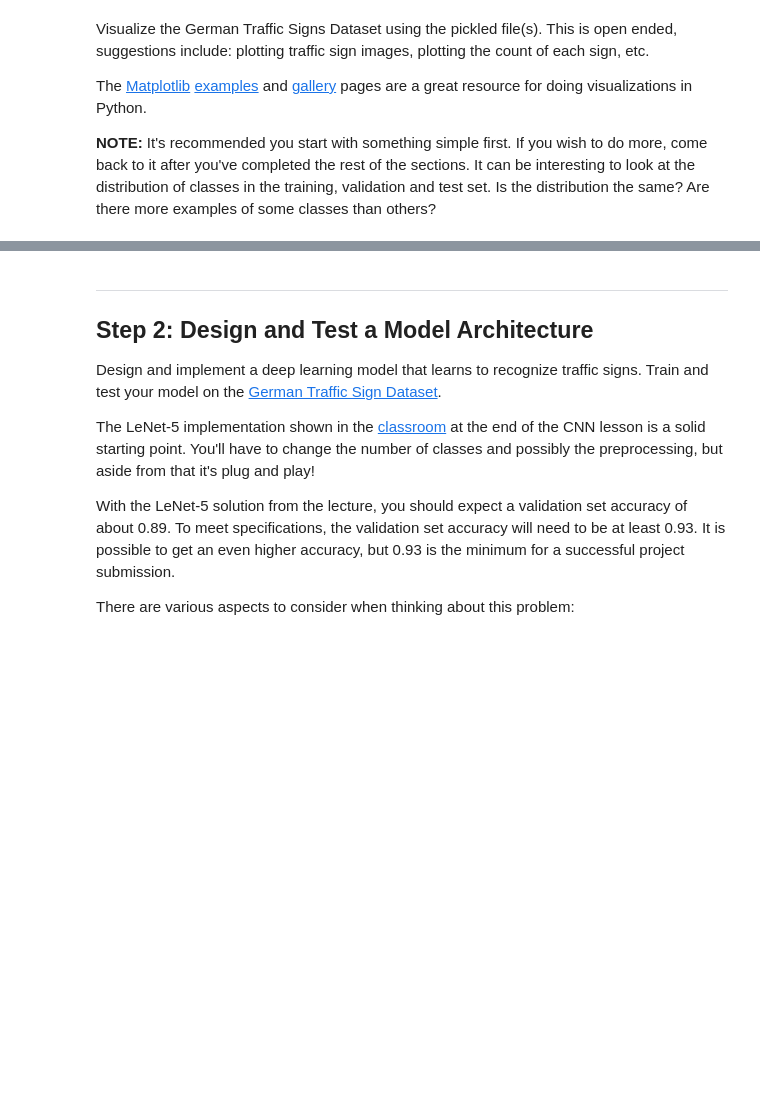
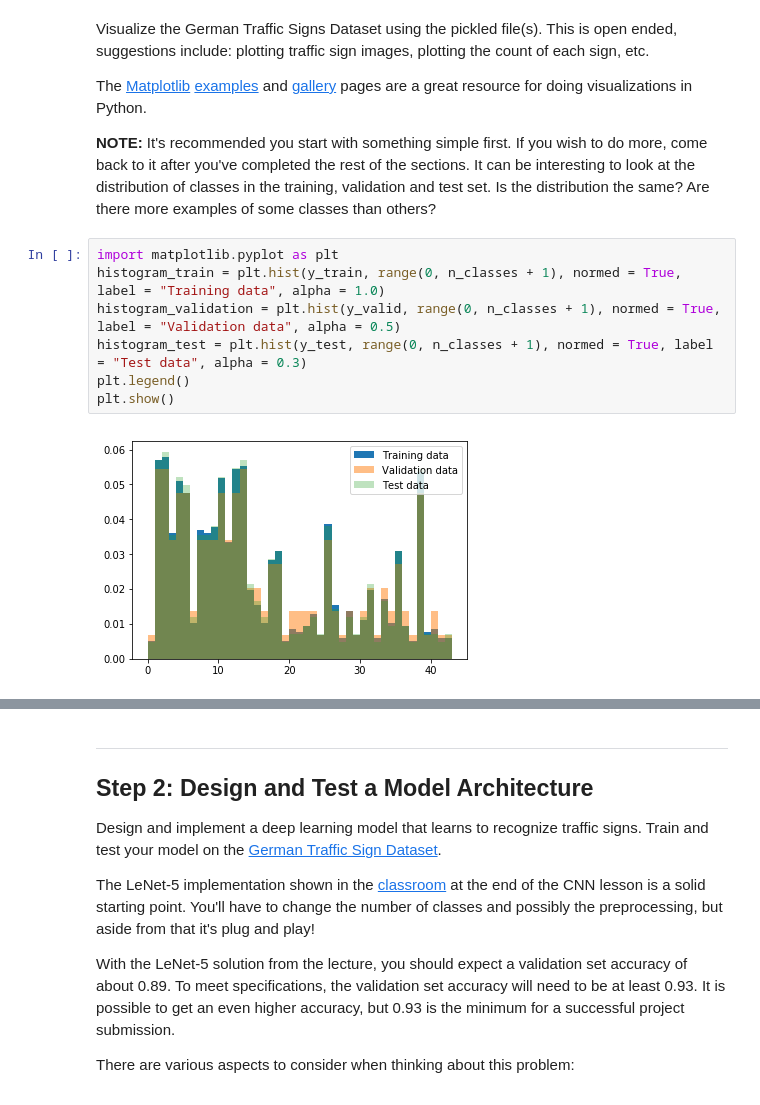
Before and after one commit to clockworkbits/CarND-Traffic-Sign-Classifier-Project, a Jupyter notebook: Traffic_Sign_Classifier.ipynb, the cells around one changed output, grey strips where cells are left out. Saved outputs shown, nothing was run; the diff lists cells and outputs as text; blank space fills up the shorter version.

```diff
--- a/Traffic_Sign_Classifier.ipynb
+++ b/Traffic_Sign_Classifier.ipynb
@@ -92,6 +92,15 @@ Visualize the German Traffic Signs Dataset using the pickled file(s). This is op
 The [Matplotlib](http://matplotlib.org/) [examples](http://matplotlib.org/examples/index.html) and [gallery](http://matplotlib.org/gallery.html) pages are a great resource for doing visualizations in Python.
 
 **NOTE:** It's recommended you start with something simple first. If you wish to do more, come back to it after you've completed the rest of the sections. It can be interesting to look at the distribution of classes in the training, validation and test set. Is the distribution the same? Are there more examples of some classes than others?
+# %%
+import matplotlib.pyplot as plt
+histogram_train = plt.hist(y_train, range(0, n_classes + 1), normed = True, label = "Training data", alpha = 1.0)
+histogram_validation = plt.hist(y_valid, range(0, n_classes + 1), normed = True, label = "Validation data", alpha = 0.5)
+histogram_test = plt.hist(y_test, range(0, n_classes + 1), normed = True, label = "Test data", alpha = 0.3)
+plt.legend()
+plt.show()
+# %% [output]
+[figure, added]
 # %%
 ### Data exploration visualization code goes here.
 ### Feel free to use as many code cells as needed.
```
Also changed, not shown: parts of 7 cells of this notebook, 1 other file.
